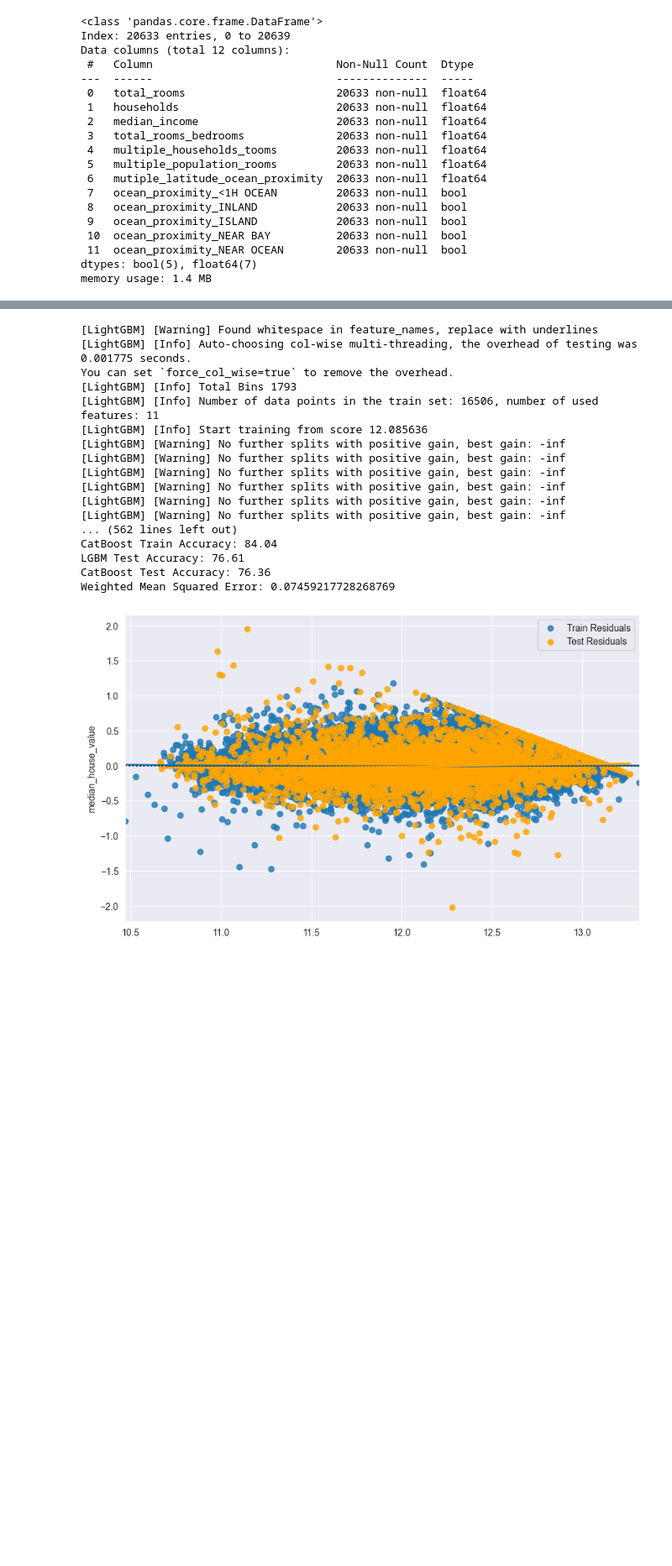
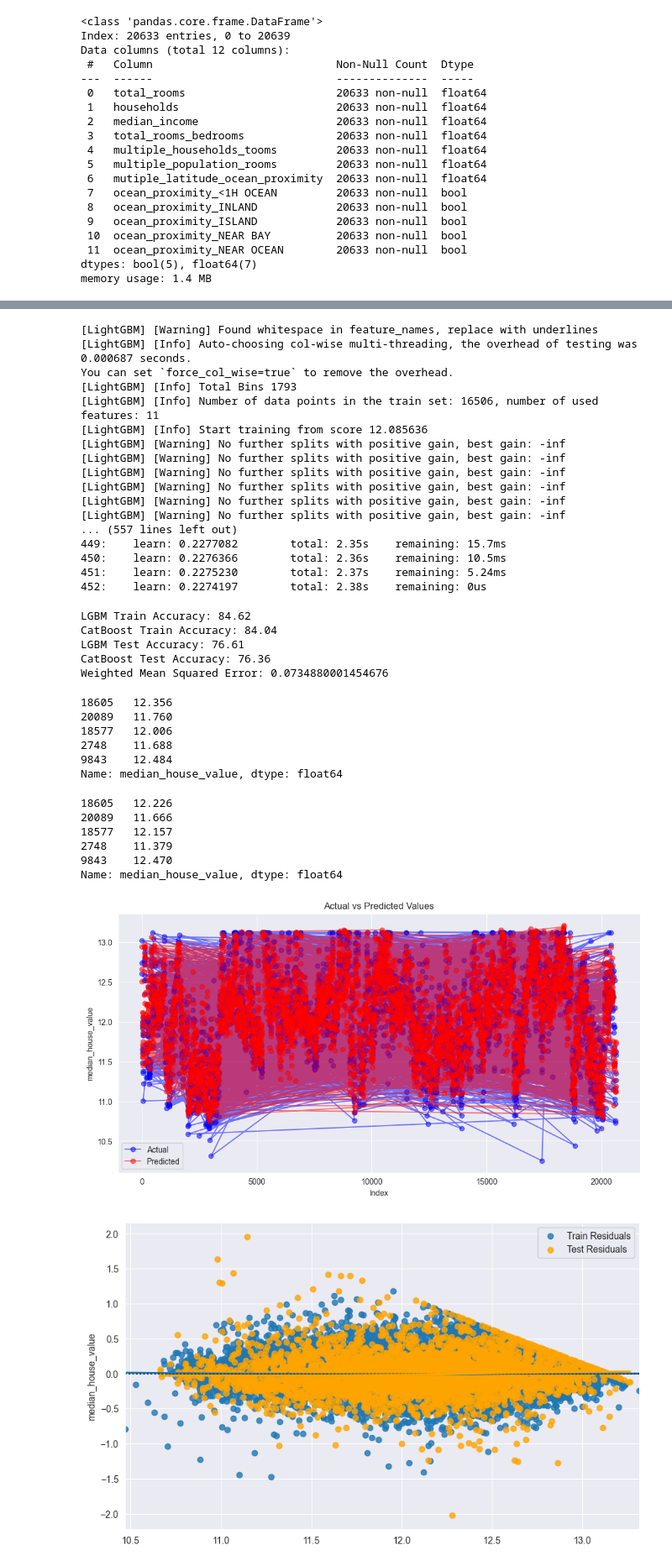
Before and after one commit to litleWY/House-Prediction, a Jupyter notebook: house_prediction.ipynb, the cells around one changed output, grey strips where cells are left out. Shown at 84% size. Drawn from its saved outputs; the diff is of its cells as text; code cells hidden in the pictures; blank space fills up the shorter version.

```diff
--- a/house_prediction.ipynb
+++ b/house_prediction.ipynb
@@ -444,3 +444,12 @@ train_X, test_X, train_y, test_y = train_test_split(all_df, y_train,test_size =
 
 # # 输出最优参数
 # print("Best parameters for CatBoost: ", study_catboost.best_params)
+# %%
+from autogluon.tabular import TabularPredictor, TabularDataset
+from sklearn.metrics import mean_squared_error
+
+train_data = TabularDataset(pd.concat([train_X, train_y], axis=1))
+test_data = TabularDataset(test_X)
+label = 'median_house_value'
+predictor = TabularPredictor(label=label).fit(train_data)
+preds = predictor.predict(test_data)
@@ -478,11 +529,11 @@ y_pred_lgbm = lgbm_model.predict(test_X)
 y_pred_catboost = catboost_model.predict(test_X)
 
 # Define the weights for the models
-weight_lgbm = 0.5
-weight_catboost = 0.5
-
+weight_lgbm = 0.3
+weight_catboost = 0.3
+weight_auto = 0.4
 # Weighted average of predictions
-y_pred_weighted = weight_lgbm * y_pred_lgbm + weight_catboost * y_pred_catboost
+y_pred_weighted = weight_lgbm * y_pred_lgbm + weight_catboost * y_pred_catboost + weight_auto * preds
 
 # Calculate accuracies
 acc_lgbm = round(lgbm_model.score(train_X, train_y) * 100, 2)
@@ -493,17 +544,9 @@ test_catboost = round(catboost_model.score(test_X, test_y) * 100, 2)
 
 # Mean squared error for the weighted predictions
 mse_weighted = mean_squared_error(test_y, y_pred_weighted)
-
-# Print results
-print('LGBM Train Accuracy: {:.2f}'.format(acc_lgbm))
-print('CatBoost Train Accuracy: {:.2f}'.format(acc_catboost))
-print('LGBM Test Accuracy: {:.2f}'.format(test_lgbm))
-print('CatBoost Test Accuracy: {:.2f}'.format(test_catboost))
-
-print(f"Weighted Mean Squared Error: {mse_weighted}")
 # %% [output]
 [LightGBM] [Warning] Found whitespace in feature_names, replace with underlines
-[LightGBM] [Info] Auto-choosing col-wise multi-threading, the overhead of testing was 0.001775 seconds.
+[LightGBM] [Info] Auto-choosing col-wise multi-threading, the overhead of testing was 0.000687 seconds.
 You can set `force_col_wise=true` to remove the overhead.
 [LightGBM] [Info] Total Bins 1793
 [LightGBM] [Info] Number of data points in the train set: 16506, number of used features: 11
@@ -514,8 +557,8 @@ You can set `force_col_wise=true` to remove the overhead.
 [LightGBM] [Warning] No further splits with positive gain, best gain: -inf
 [LightGBM] [Warning] No further splits with positive gain, best gain: -inf
 [LightGBM] [Warning] No further splits with positive gain, best gain: -inf
-... (562 lines left out)
-CatBoost Train Accuracy: 84.04
-LGBM Test Accuracy: 76.61
-CatBoost Test Accuracy: 76.36
-Weighted Mean Squared Error: 0.07459217728268769
+... (557 lines left out)
+449:    learn: 0.2277082        total: 2.35s    remaining: 15.7ms
+450:    learn: 0.2276366        total: 2.36s    remaining: 10.5ms
+451:    learn: 0.2275230        total: 2.37s    remaining: 5.24ms
+452:    learn: 0.2274197        total: 2.38s    remaining: 0us
@@ -534,3 +565,45 @@ Weighted Mean Squared Error: 0.07459217728268769
+# %%
+# Print results
+print('LGBM Train Accuracy: {:.2f}'.format(acc_lgbm))
+print('CatBoost Train Accuracy: {:.2f}'.format(acc_catboost))
+print('LGBM Test Accuracy: {:.2f}'.format(test_lgbm))
+print('CatBoost Test Accuracy: {:.2f}'.format(test_catboost))
+print(f"Weighted Mean Squared Error: {mse_weighted}")
+# %% [output]
+LGBM Train Accuracy: 84.62
+CatBoost Train Accuracy: 84.04
+LGBM Test Accuracy: 76.61
+CatBoost Test Accuracy: 76.36
+Weighted Mean Squared Error: 0.0734880001454676
+# %%
+y_pred_weighted.head()
+# %% [output]
+18605   12.356
+20089   11.760
+18577   12.006
+2748    11.688
+9843    12.484
+Name: median_house_value, dtype: float64
+# %%
+test_y.head()
+# %% [output]
+18605   12.226
+20089   11.666
+18577   12.157
+2748    11.379
+9843    12.470
+Name: median_house_value, dtype: float64
+# %%
+plt.figure(figsize=(12, 6))
+plt.plot(test_y.index, test_y, 'bo-', alpha=0.5, label='Actual')
+plt.plot(test_y.index, y_pred_weighted, 'ro-', alpha=0.5, label='Predicted')
+plt.title('Actual vs Predicted Values')
+plt.ylabel('median_house_value')
+plt.xlabel('Index')
+plt.legend()
+plt.show()
+# %% [output]
+[figure, added]
 # %%
 import seaborn as sns
 import matplotlib.pyplot as plt
```
Also changed, not shown: parts of 3 cells of this notebook.
